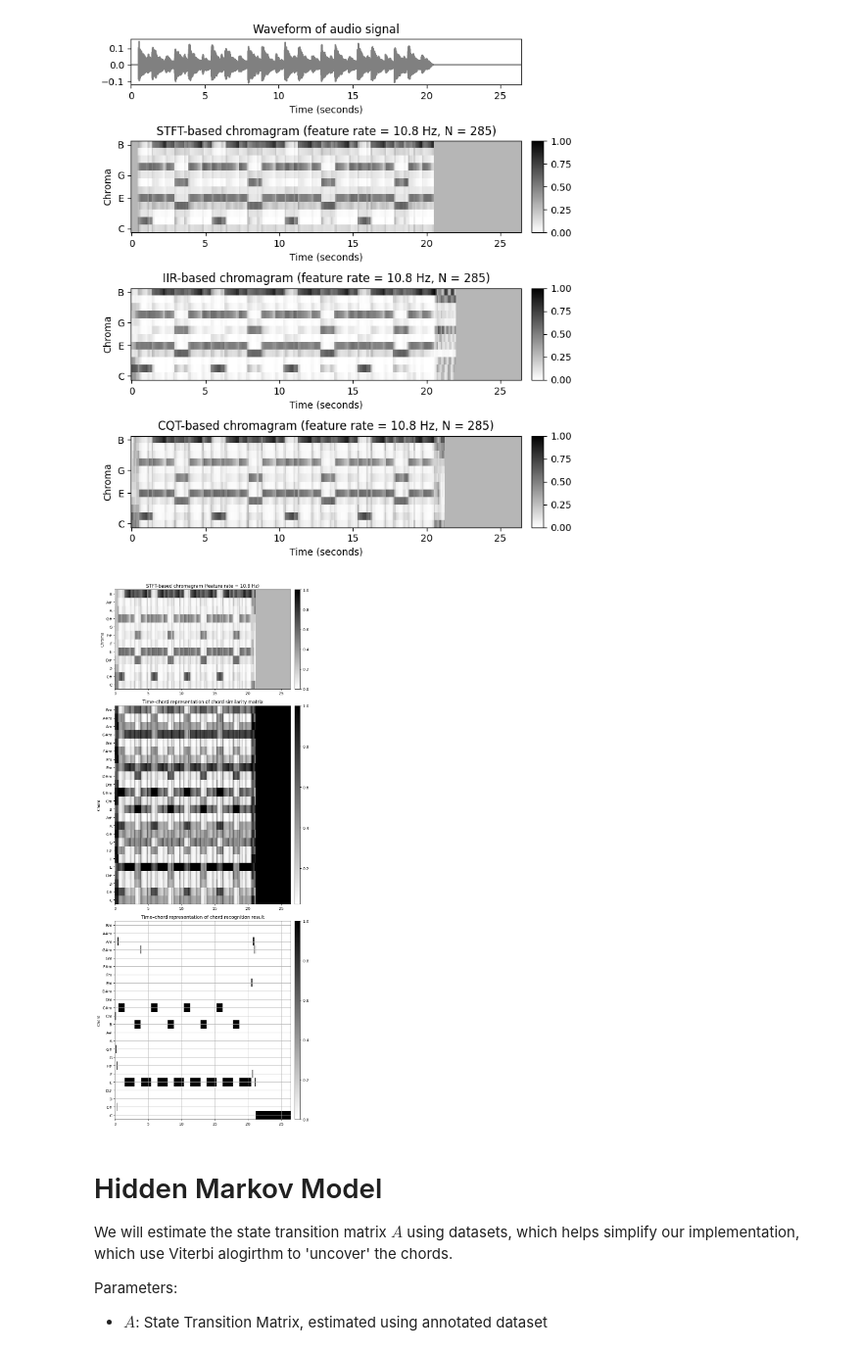
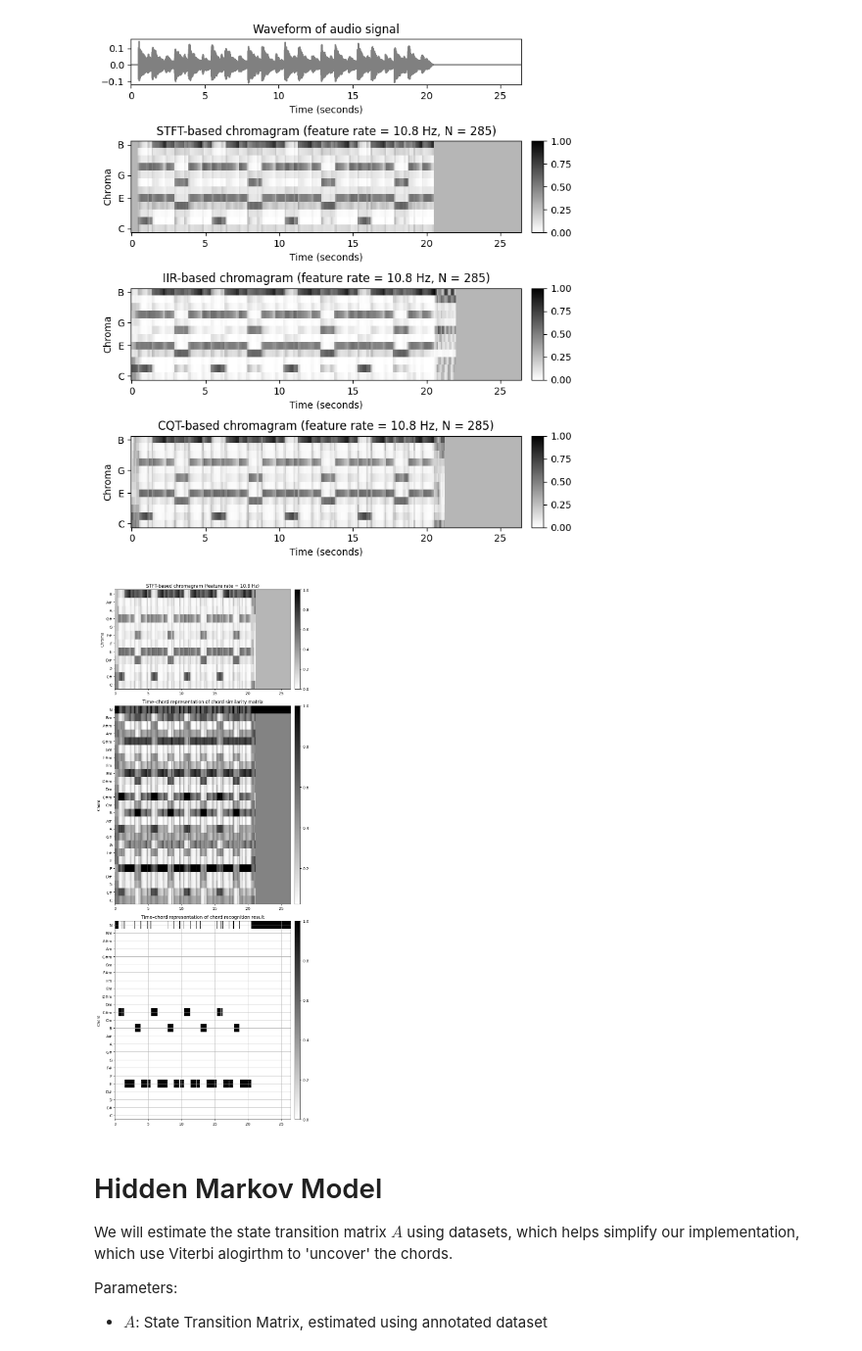
Before and after one commit to Kiro-V/Chord-Recognition, a Jupyter notebook: chord-recognition.ipynb, the cells around one changed output. Shown: that part at 98% size. Cells and saved outputs as stored; diff of their text form; code cells hidden in the pictures.

```diff
--- a/chord-recognition.ipynb
+++ b/chord-recognition.ipynb
@@ -44,8 +45,4 @@ libfmp.b.plot_matrix(template, ax=[ax], xlabel='Chroma', ylabel='Chord', title='
 # %%
 # Compute chroma features
 # anti_hero_chord_progression.wave: Amaj, Emaj, Bmaj, C#maj
-fn_wav = 'resources/piano/antihero.mp3'
-ipd.Audio(fn_wav)
-x, fs = librosa.load(fn_wav)
-print(fs)
-print(x.shape)
+fn_wav = 'resources/piano/antihero_chord_progression.wav'
@@ -81,31 +75,31 @@ plt.tight_layout()
 # %%
 # Chord recognition
 X = X_CQT
-chord_sim, chord_max = tm.chord_recognition_template(X,nonchord=False, norm_sim='max')
-chord_labels = tm.get_chord_labels(nonchord=False)
+chord_sim, chord_max = tm.chord_recognition_template(X,nonchord=True, norm_sim='max')
+chord_labels = tm.get_chord_labels(nonchord=True)
 
 # Plot
 cmap = libfmp.b.compressed_gray_cmap(alpha=1, reverse=False)
 fig, ax = plt.subplots(3, 2, gridspec_kw={'width_ratios': [1, 0.03],
                                           'height_ratios': [1.5, 3, 3]}, figsize=(8, 20))
 libfmp.b.plot_chromagram(X, ax=[ax[0,0], ax[0,1]], Fs=Fs_X, clim=[0, 1], xlabel='',
                          title='STFT-based chromagram (feature rate = %0.1f Hz)' % (Fs_X))
 
 libfmp.b.plot_matrix(chord_sim, ax=[ax[1, 0], ax[1, 1]], Fs=Fs_X,
                      title='Time–chord representation of chord similarity matrix',
                      ylabel='Chord', xlabel='')
 ax[1, 0].set_yticks(np.arange( len(chord_labels) ))
 ax[1, 0].set_yticklabels(chord_labels)
 
 libfmp.b.plot_matrix(chord_max, ax=[ax[2, 0], ax[2, 1]], Fs=Fs_X,
                      title='Time–chord representation of chord recognition result',
                      ylabel='Chord', xlabel='')
 ax[2, 0].set_yticks(np.arange( len(chord_labels) ))
 ax[2, 0].set_yticklabels(chord_labels)
 ax[2, 0].grid()
 plt.tight_layout()
 # %% [output]
-[figure, old version]
+[figure, new version]
 # %% [markdown]
 # Hidden Markov Model
 We will estimate the state transition matrix $A$ using datasets, which helps simplify our implementation, which use Viterbi alogirthm to 'uncover' the chords.
```
Also changed, not shown: parts of 7 cells of this notebook, 14 other files.
